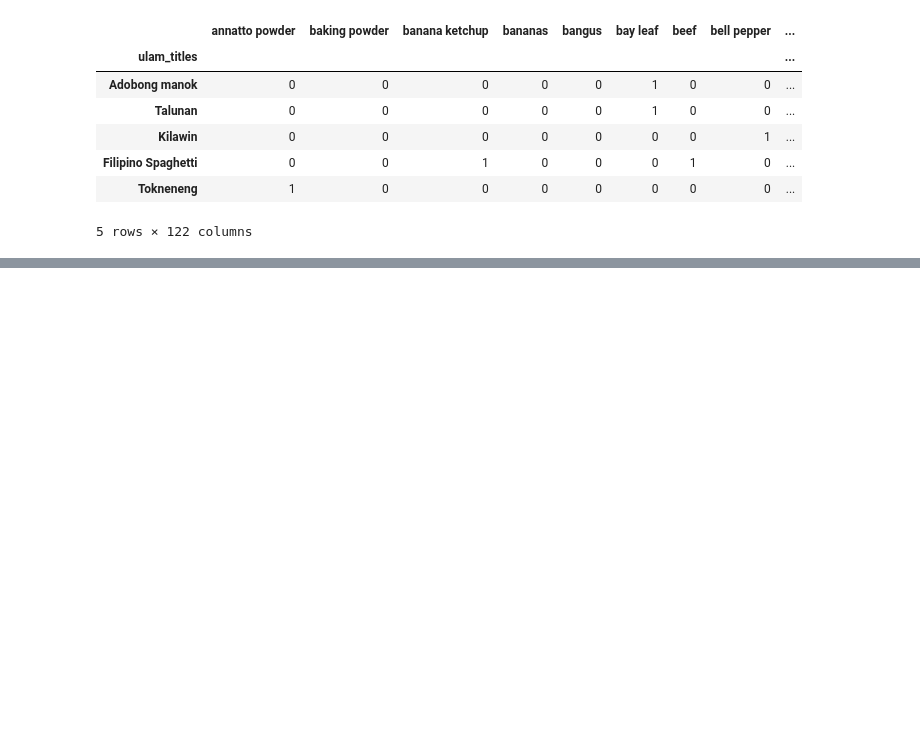
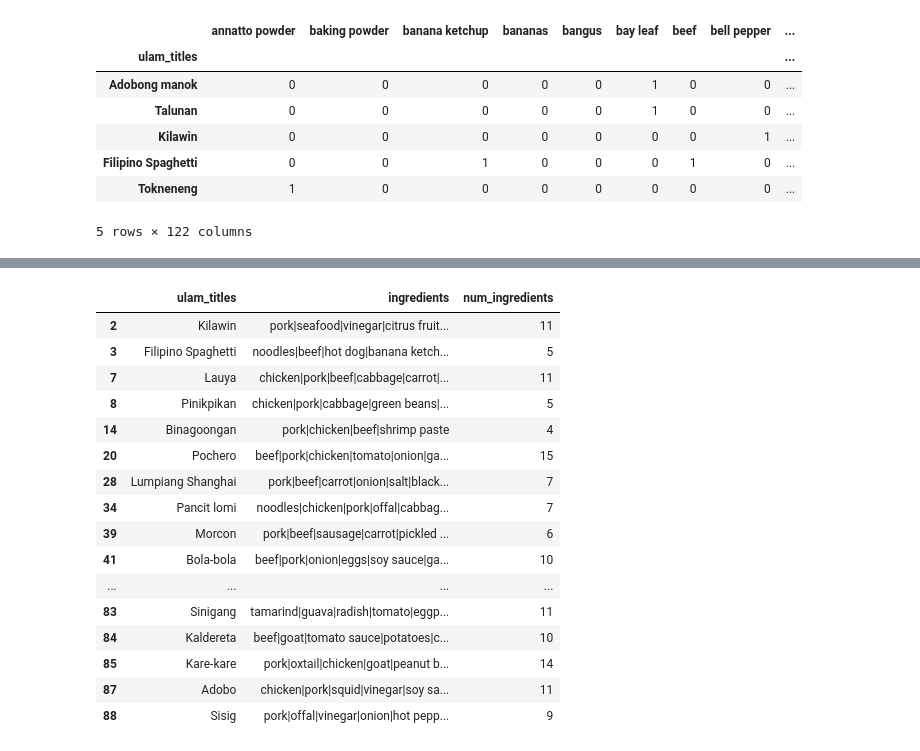
Before and after one commit to fvea/recipe-recommender-system, a Jupyter notebook: ulam_recommendation_system_eda_modeling.ipynb, the cells around one changed output, grey strips where cells are left out. Cells and saved outputs as stored; diff of their text form; code cells hidden in the pictures; blank space fills up the shorter version.

```diff
--- a/ulam_recommendation_system_eda_modeling.ipynb
+++ b/ulam_recommendation_system_eda_modeling.ipynb
@@ -304,0 +271,3 @@ ulam_with_meat_variants
+# %%
+df = pd.read_csv('data_collection/ulam.csv', sep=',', index_col=0)
+df.sample(10)
@@ -304,0 +315,22 @@ ulam_with_meat_variants
+# %%
+def get_ingredient_variants(ingredients):
+    ingredient_variants = []
+    ingredients = ingredients.lstrip('[').rstrip(']').replace('\'', '').split(',')
+    previous = False
+    for ingredient in ingredients:
+        if r'OR\n' in ingredient:
+            ingredient_variants.append(ingredient.split(r'OR\n')[-1])
+            previous = True
+        elif previous:
+            ingredient_variants.append(ingredient)
+            previous = False
+
+    return ingredient_variants
+
+ulam_ingredients = ulam_with_ingredient_variants.ingredients.values
+ingredient_variants = []
+for ingredients in ulam_ingredients:
+    for ingredient in get_ingredient_variants(ingredients):
+        ingredient_variants.append(ingredient.lower().strip())
+ingredient_variants = set(ingredient_variants)
+sorted(ingredient_variants)
@@ -305,3 +355,36 @@ ulam_with_meat_variants
+# %%
+common_main_ingredients = {
+    'bangus', 'beef', 'chicken', 'goat', 'offal', 'oxtail',
+    'pork', 'sardines', 'seafood', 'squid', 'tuna',
+    'tapa (philippines)', 'hot dog', 'tocino', 'spam' # silog main variants
+}
+
+def ulam_with_main_variants(ulam_ingredients):
+    ulam_ingredients = set(ulam_ingredients.split('|'))
+    ingredients_intersection = common_main_ingredients.intersection(ulam_ingredients)
+    return len(ingredients_intersection) > 1
+
+mask = ulam_df.ingredients.apply(ulam_with_main_variants)
+ulam_with_main_variants = ulam_df[mask]
+ulam_with_main_variants
+# %% [output]
+|  | ulam_titles | ingredients | num_ingredients |
+| 2 | Kilawin | pork|seafood|vinegar|citrus fruit... | 11 |
+| 3 | Filipino Spaghetti | noodles|beef|hot dog|banana ketch... | 5 |
+| 7 | Lauya | chicken|pork|beef|cabbage|carrot|... | 11 |
+| 8 | Pinikpikan | chicken|pork|cabbage|green beans|... | 5 |
+| 14 | Binagoongan | pork|chicken|beef|shrimp paste | 4 |
+| 20 | Pochero | beef|pork|chicken|tomato|onion|ga... | 15 |
+| 28 | Lumpiang Shanghai | pork|beef|carrot|onion|salt|black... | 7 |
+| 34 | Pancit lomi | noodles|chicken|pork|offal|cabbag... | 7 |
+| 39 | Morcon | pork|beef|sausage|carrot|pickled ... | 6 |
+| 41 | Bola-bola | beef|pork|onion|eggs|soy sauce|ga... | 10 |
+| ... | ... | ... | ... |
+| 83 | Sinigang | tamarind|guava|radish|tomato|eggp... | 11 |
+| 84 | Kaldereta | beef|goat|tomato sauce|potatoes|c... | 10 |
+| 85 | Kare-kare | pork|oxtail|chicken|goat|peanut b... | 14 |
+| 87 | Adobo | chicken|pork|squid|vinegar|soy sa... | 11 |
+| 88 | Sisig | pork|offal|vinegar|onion|hot pepp... | 9 |
 # %%
 def get_ulam_variants(ulam):
 
```
Also changed, not shown: parts of 38 cells of this notebook.
